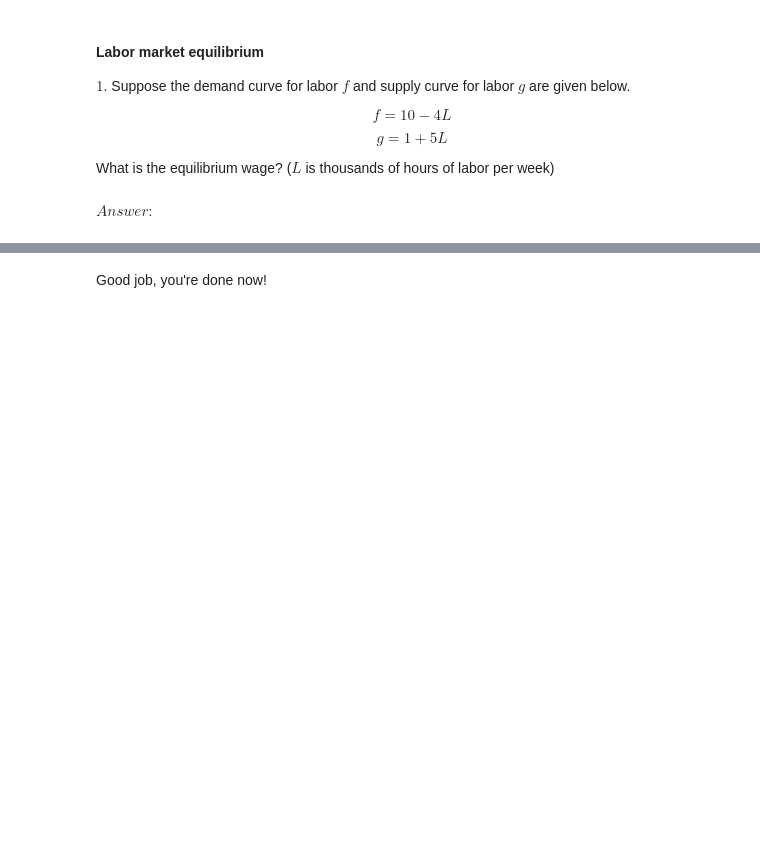
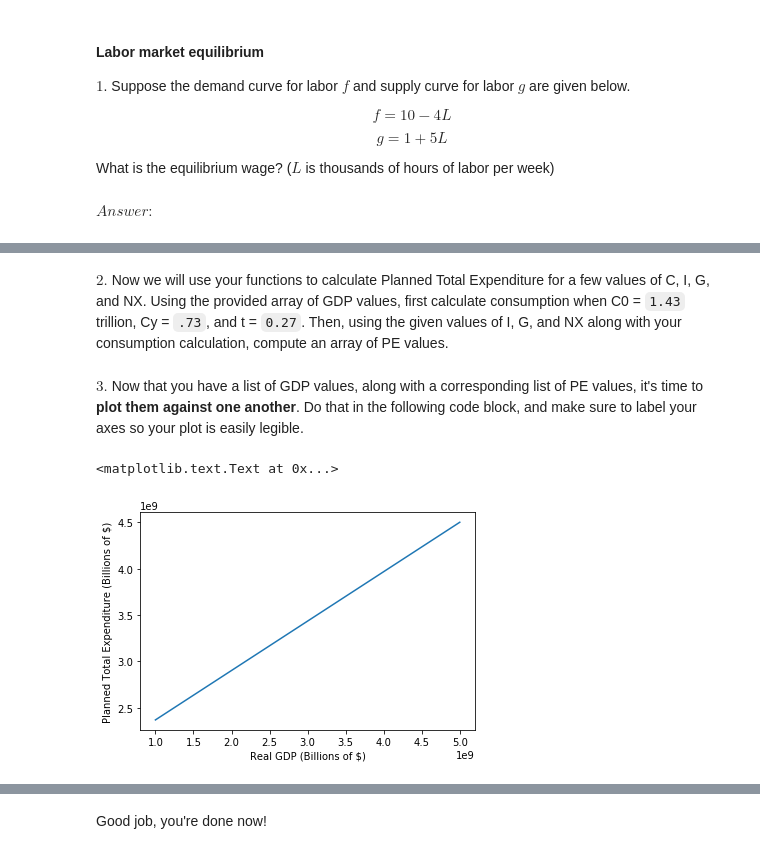
Before and after one commit to ds-modules/ECON-101B, a Jupyter notebook: flex_price/flex_price.ipynb, the cells around one changed output, grey strips where cells are left out. Drawn from its saved outputs; the diff is of its cells as text; code cells hidden in the pictures; blank space fills up the shorter version.

```diff
--- a/flex_price/flex_price.ipynb
+++ b/flex_price/flex_price.ipynb
@@ -282,0 +241,32 @@ $4.$ Suppose I = 1.7 trillion, G = 2 trillion, GX = 1.8 trillion, co = 3 trillio
+# %%
+def consumption(c0, cy, t, y):
+   # your code here
+    return c0 + cy*(1-t)*y
+
+def planned_expenditure(c, i, g, nx):
+    # your code here
+    return c + i + g + nx
+# %% [markdown]
+$2.$ Now we will use your functions to calculate Planned Total Expenditure for a few values of C, I, G, and NX. Using the provided array of GDP values, first calculate consumption when C0 = `1.43` trillion, Cy = `.73`, and t = `0.27`. Then, using the given values of I, G, and NX along with your consumption calculation, compute an array of PE values.
+# %%
+# range of GDP values
+gdp = np.arange(1e9, 5e9+1e8, 1e8) # range of GDP values
+
+c = consumption(1.435e9, .73, .27, gdp) # your code here
+
+# Values of i, g, and nx to be used in calculating pe
+i = 1.8e8
+g = 1.4e8
+nx = 8.2e7
+
+pe = planned_expenditure(c, i, g, nx) # your code here
+# %% [markdown]
+$3.$ Now that you have a list of GDP values, along with a corresponding list of PE values, it's time to **plot them against one another**. Do that in the following code block, and make sure to label your axes so your plot is easily legible.
+# %%
+# your code here
+plt.plot(gdp, pe)
+plt.xlabel("Real GDP (Billions of $)")
+plt.ylabel("Planned Total Expenditure (Billions of $)")
+# %% [output]
+<matplotlib.text.Text at 0x...>
+[figure, added]
```
Also changed, not shown: parts of 31 cells of this notebook.
